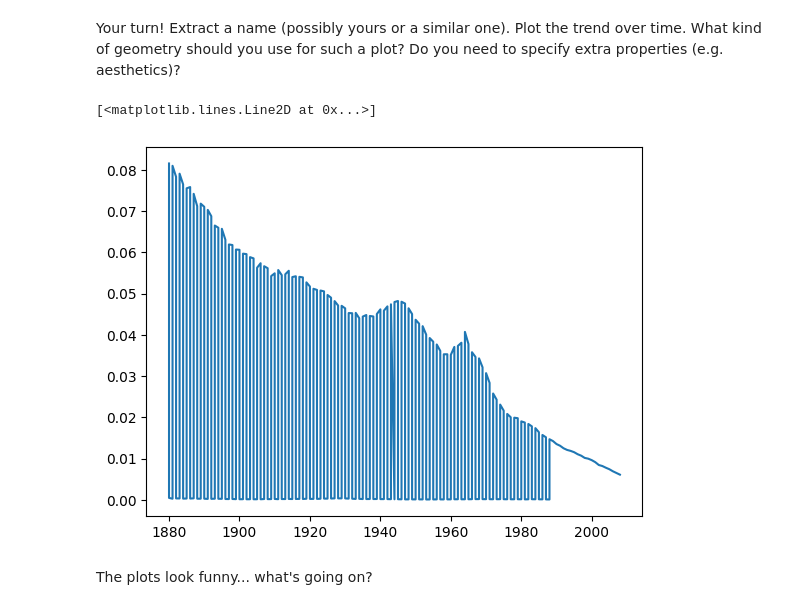
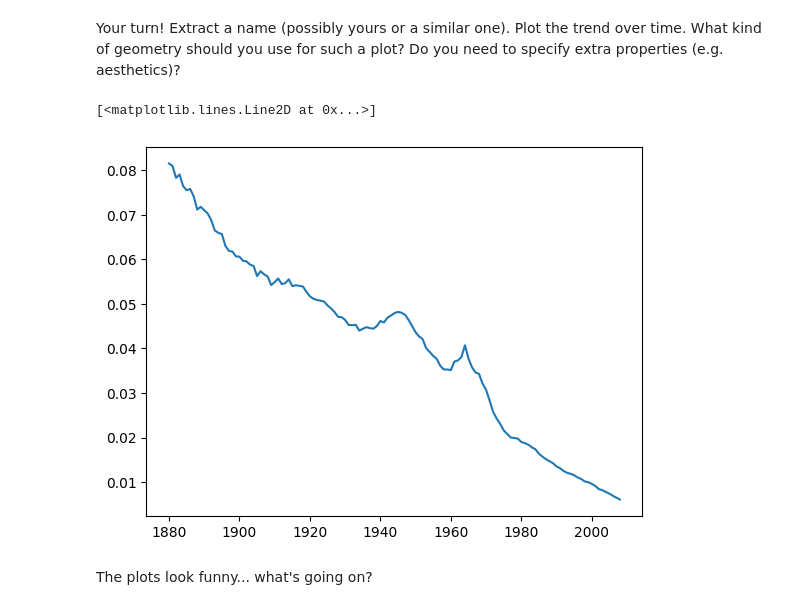
Before and after one commit to najirod02/Dataviz, a Jupyter notebook: lab/Lab02_students.ipynb, the cells around one changed output. Drawn from its saved outputs; the diff is of its cells as text; code cells hidden in the pictures.

Commit message:
fixed plot show, partial solving of last problem

```diff
--- a/lab/Lab02_students.ipynb
+++ b/lab/Lab02_students.ipynb
@@ -203,17 +203,18 @@ print(bnames.tail(15))
 # %% [markdown]
 Your turn! Extract a name (possibly yours or a similar one). Plot the trend over time. What kind of geometry should you use for such a plot? Do you need to specify extra properties (e.g. aesthetics)?
 # %%
-data = bnames[bnames['name'] == 'John']
+#we might have the same name for different sex
+data = bnames[(bnames['name'] == 'John') & (bnames['sex'] == 'boy')]
 #print(data)
 #plt.plot(data['year'], data['prop'])
 
 #data is not sorted
 data = data.sort_values(by=['year'])
 #print(data)
 plt.plot(data['year'], data['prop'])
 # %% [output]
 [<matplotlib.lines.Line2D at 0x...>]
-[figure, old version]
+[figure, new version]
 # %% [markdown]
 The plots look funny... what's going on?
 # %% [markdown]
```
Also changed, not shown: parts of 2 cells of this notebook.
